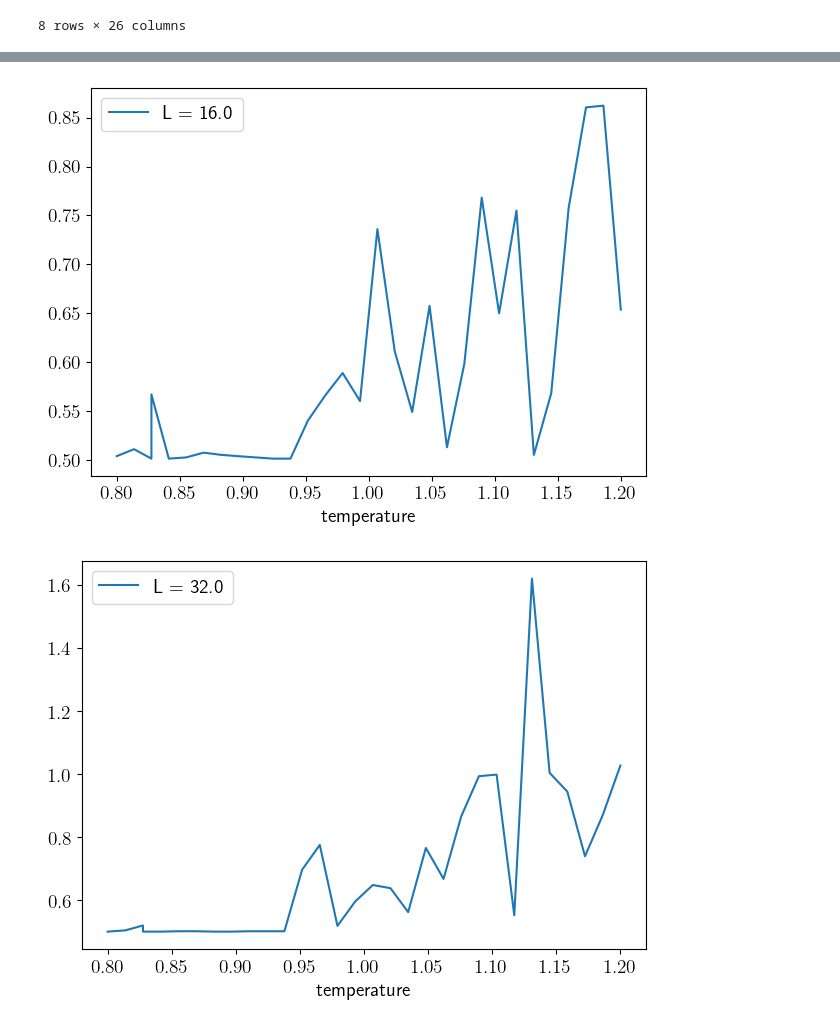
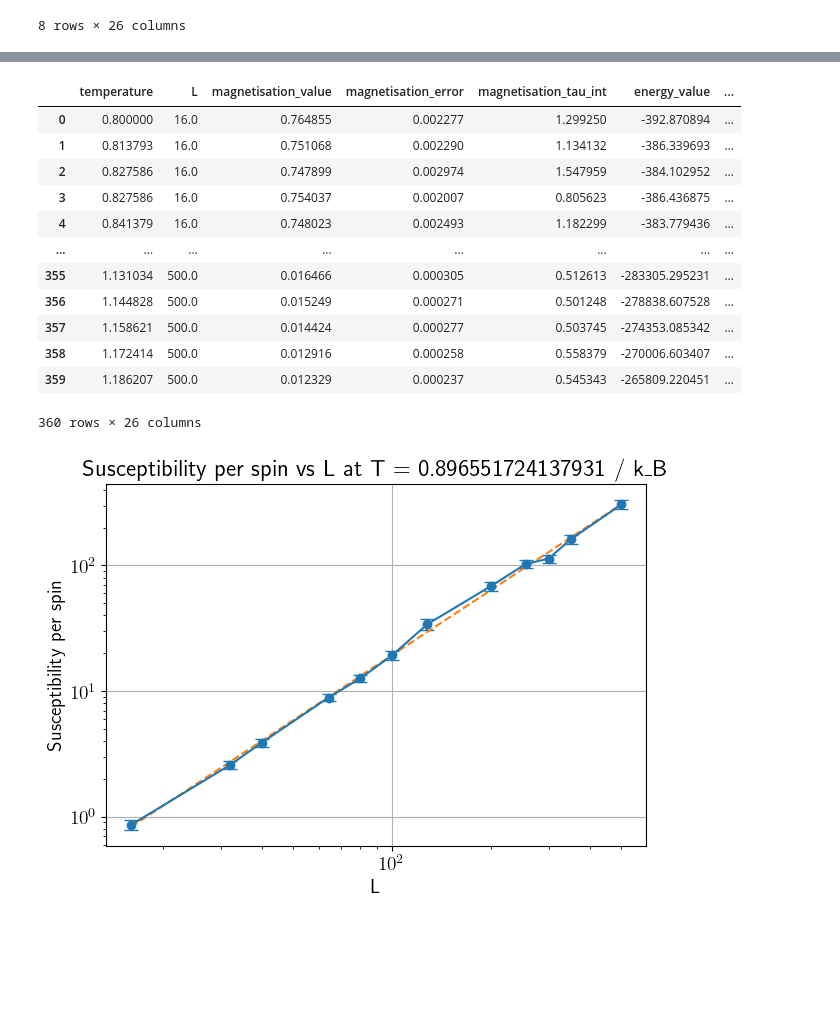
Before and after one commit to alvarorc19/capstone-code, a Jupyter notebook: analyze/playground.ipynb, the cells around one changed output, grey strips where cells are left out. Drawn from its saved outputs; the diff is of its cells as text; code cells hidden in the pictures; blank space fills up the shorter version.

```diff
--- a/analyze/playground.ipynb
+++ b/analyze/playground.ipynb
@@ -590,10 +566,37 @@ df.describe()
+# %%
+df
+# %% [output]
+|  | temperature | L | magnetisation_value | magnetisation_error | magnetisation_tau_int | energy_value | ... |
+| 0 | 0.800000 | 16.0 | 0.764855 | 0.002277 | 1.299250 | -392.870894 | ... |
+| 1 | 0.813793 | 16.0 | 0.751068 | 0.002290 | 1.134132 | -386.339693 | ... |
+| 2 | 0.827586 | 16.0 | 0.747899 | 0.002974 | 1.547959 | -384.102952 | ... |
+| 3 | 0.827586 | 16.0 | 0.754037 | 0.002007 | 0.805623 | -386.436875 | ... |
+| 4 | 0.841379 | 16.0 | 0.748023 | 0.002493 | 1.182299 | -383.779436 | ... |
+| ... | ... | ... | ... | ... | ... | ... | ... |
+| 355 | 1.131034 | 500.0 | 0.016466 | 0.000305 | 0.512613 | -283305.295231 | ... |
+| 356 | 1.144828 | 500.0 | 0.015249 | 0.000271 | 0.501248 | -278838.607528 | ... |
+| 357 | 1.158621 | 500.0 | 0.014424 | 0.000277 | 0.503745 | -274353.085342 | ... |
+| 358 | 1.172414 | 500.0 | 0.012916 | 0.000258 | 0.558379 | -270006.603407 | ... |
+| 359 | 1.186207 | 500.0 | 0.012329 | 0.000237 | 0.545343 | -265809.220451 | ... |
+360 rows × 26 columns
 # %%
-groups = df.groupby("L")
-for val, group in groups:
-    group.plot(x = "temperature", y = "cluster_susceptibility_tau_int", kind = "line", label = "L = " + str(val))
-plt.legend()
+from scipy.optimize import curve_fit
+reduced_df = df[df["temperature"] == df.iloc[8, 0]]
+xaxis = df["L"].unique()
+yaxis = reduced_df["susceptibility_per_spin_value"].to_numpy() * df.iloc[8,0]
+yerr = reduced_df["susceptibility_per_spin_error"].to_numpy()
+fig, ax = plt.subplots()
+ax.errorbar(xaxis, yaxis, yerr=yerr, fmt="o-", capsize=5)
+ax.set_xlabel("L")
+ax.set_ylabel("Susceptibility per spin")
+ax.set_title(f"Susceptibility per spin vs L at T = {df.iloc[8, 0]} / k_B")
+x_to_fit = np.log(xaxis)
+y_to_fit = np.log(yaxis)
+popt, pcov = curve_fit(linear_model, x_to_fit, y_to_fit)
+ax.plot(xaxis, np.exp(linear_model(x_to_fit, *popt)), "--", label="Power-law fit")
+ax.loglog()
+ax.grid()
 plt.show()
 plt.close()
 # %% [output]
-[figure, old version]
+[figure, new version]
-[figure, removed]
```
Also changed, not shown: parts of 3 cells of this notebook, 2 other files.
